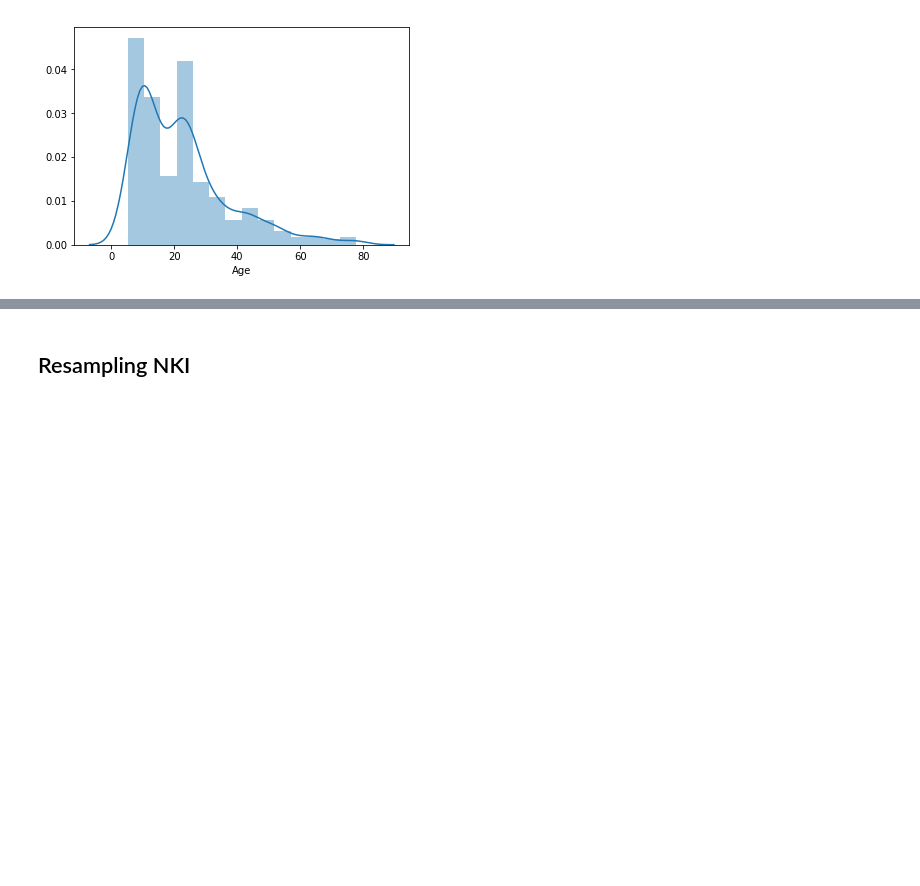
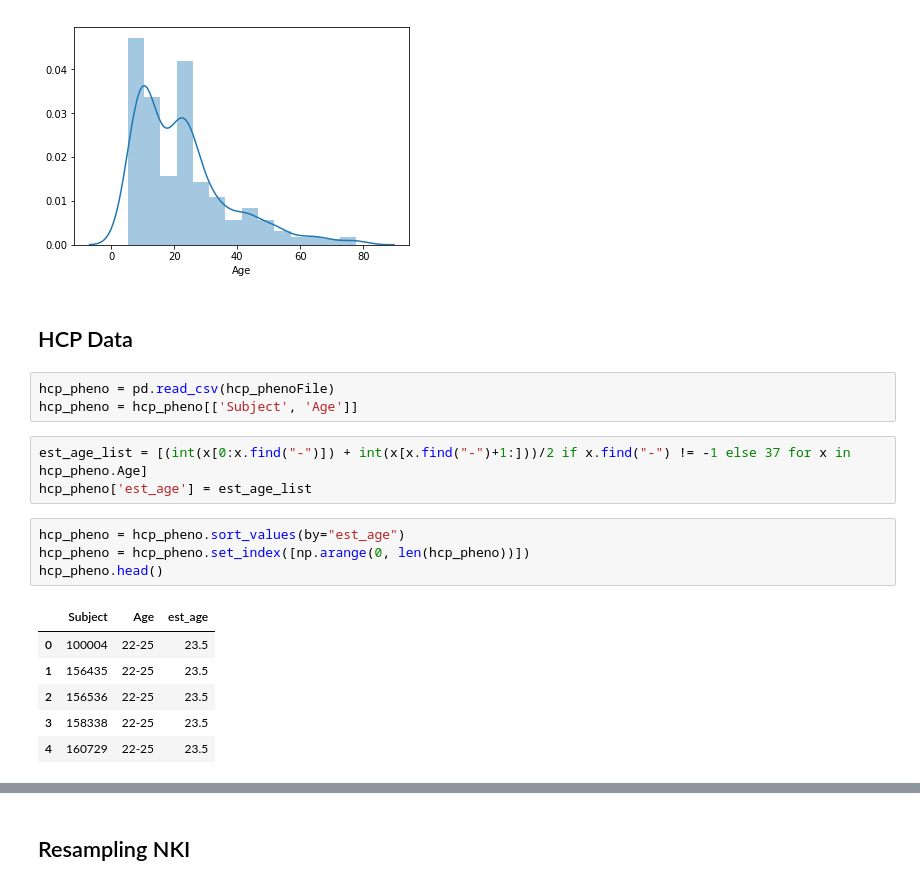
Before and after one commit to niniko1997/heudiconv_conversion, a Jupyter notebook: hypothesis_one.ipynb, the cells around one changed output, grey strips where cells are left out. Cells and saved outputs as stored; diff of their text form; blank space fills up the shorter version.

```diff
--- a/hypothesis_one.ipynb
+++ b/hypothesis_one.ipynb
@@ -172,3 +177,22 @@ sns.distplot(nndsp_pheno.age_at_scan, bins = num_bins(nndsp_pheno, "age_at_scan"
 pyplot.show()
 # %% [output]
 [figure]
+# %% [markdown]
+## HCP Data
+# %%
+hcp_pheno = pd.read_csv(hcp_phenoFile)
+hcp_pheno = hcp_pheno[['Subject', 'Age']]
+# %%
+est_age_list = [(int(x[0:x.find("-")]) + int(x[x.find("-")+1:]))/2 if x.find("-") != -1 else 37 for x in hcp_pheno.Age]
+hcp_pheno['est_age'] = est_age_list
+# %%
+hcp_pheno = hcp_pheno.sort_values(by="est_age")
+hcp_pheno = hcp_pheno.set_index([np.arange(0, len(hcp_pheno))])
+hcp_pheno.head()
+# %% [output]
+|  | Subject | Age | est_age |
+| 0 | 100004 | 22-25 | 23.5 |
+| 1 | 156435 | 22-25 | 23.5 |
+| 2 | 156536 | 22-25 | 23.5 |
+| 3 | 158338 | 22-25 | 23.5 |
+| 4 | 160729 | 22-25 | 23.5 |
```
Also changed, not shown: parts of 19 cells of this notebook.
